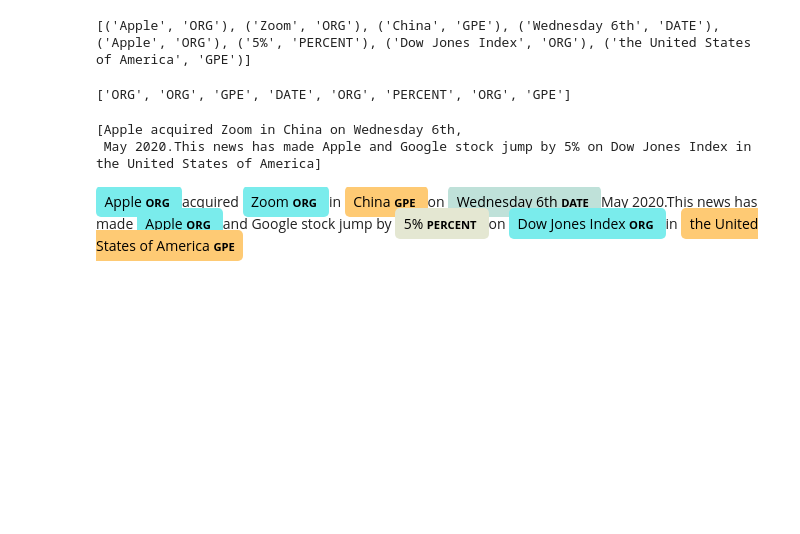
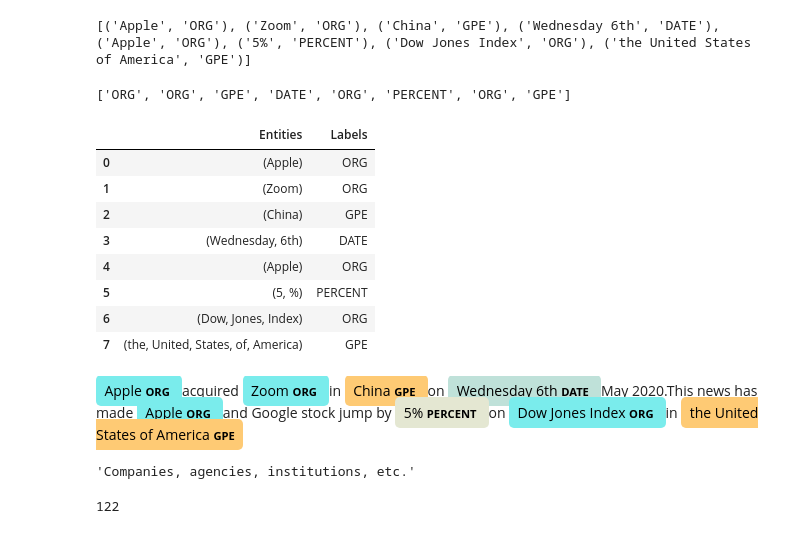
Before and after one commit to ananthanandanan/Notebooks, a Jupyter notebook: NLP/NLP-NER-Project.ipynb, the cells around one changed output. Cells and saved outputs as stored; diff of their text form; code cells hidden in the pictures; blank space fills up the shorter version.

```diff
--- a/NLP/NLP-NER-Project.ipynb
+++ b/NLP/NLP-NER-Project.ipynb
@@ -262,13 +263,33 @@ labels
 # %% [output]
 ['ORG', 'ORG', 'GPE', 'DATE', 'ORG', 'PERCENT', 'ORG', 'GPE']
 # %%
-sentence = [sent for sent in doc.sents]
-sentence
-#len(sentence)
+def spacy_df(doc):
+    entities = []
+    labels = []
+
+    for ent in doc.ents:
+        entities.append(ent)
+        labels.append(ent.label_)
+    df = pd.DataFrame({'Entities':entities,'Labels':labels})
+    return df
-# %% [output]
-[Apple acquired Zoom in China on Wednesday 6th,
- May 2020.This news has made Apple and Google stock jump by 5% on Dow Jones Index in the United States of America]
+# %%
+df = spacy_df(doc)
+df
+# %% [output]
+|  | Entities | Labels |
+| 0 | (Apple) | ORG |
+| 1 | (Zoom) | ORG |
+| 2 | (China) | GPE |
+| 3 | (Wednesday, 6th) | DATE |
+| 4 | (Apple) | ORG |
+| 5 | (5, %) | PERCENT |
+| 6 | (Dow, Jones, Index) | ORG |
+| 7 | (the, United, States, of, America) | GPE |
 # %%
 displacy.render(nlp(text), jupyter=True, style='ent')
 # %% [output]
 Apple ORG acquired Zoom ORG in China GPE on Wednesday 6th DATE May 2020.This news has made Apple ORG and Google stock jump by 5% PERCENT on Dow Jones Index ORG in the United States of America GPE
+# %%
+spacy.explain("ORG")
+# %% [output]
+'Companies, agencies, institutions, etc.'
@@ -274,0 +306,4 @@ Apple ORG acquired Zoom ORG in China GPE on Wednesday 6th DATE May 2020.This new
+# %%
+len(article.ents)
+# %% [output]
+122
```
Also changed, not shown: parts of 11 cells of this notebook, 7 other files.
